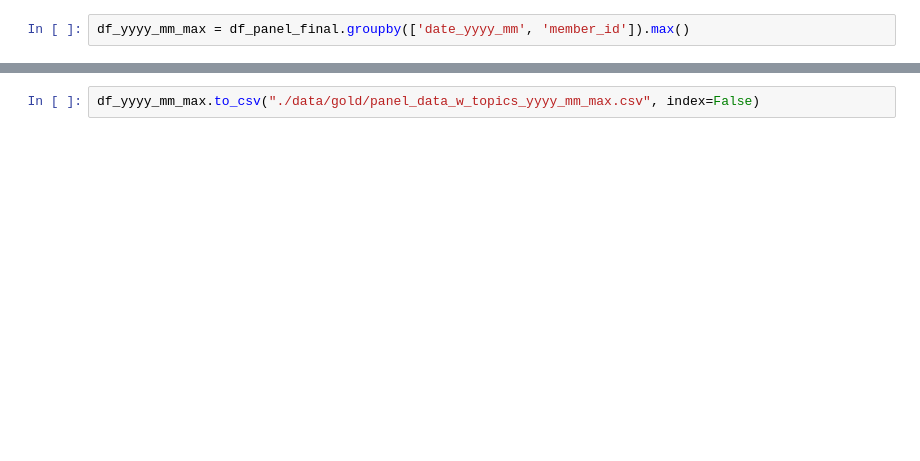
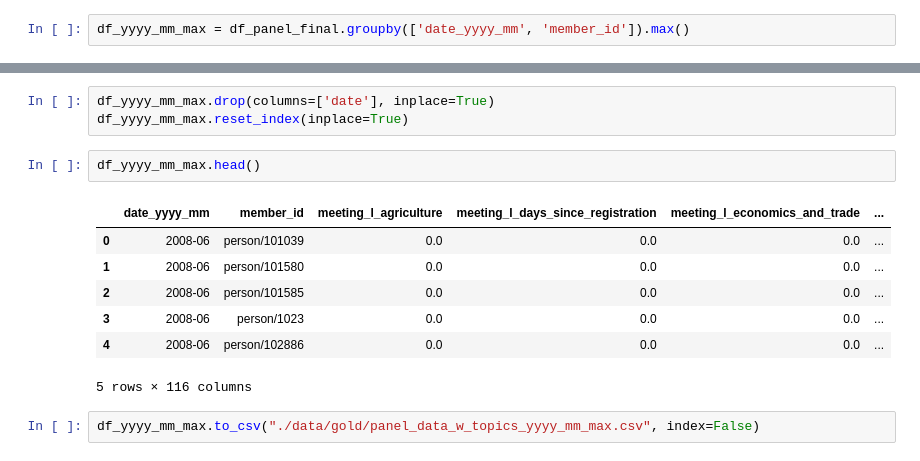
Before and after one commit to AcacioTelechi/thesis-lobbying-effects, a Jupyter notebook: 2.7_panel_data_w_topics.ipynb, the cells around one changed output, grey strips where cells are left out. Saved outputs shown, nothing was run; the diff lists cells and outputs as text; blank space fills up the shorter version.

```diff
--- a/2.7_panel_data_w_topics.ipynb
+++ b/2.7_panel_data_w_topics.ipynb
@@ -582,2 +593,15 @@ df_yyyy_mm_max = df_panel_final.groupby(['date_yyyy_mm', 'member_id']).max()
+# %%
+df_yyyy_mm_max.drop(columns=['date'], inplace=True)
+df_yyyy_mm_max.reset_index(inplace=True)
+# %%
+df_yyyy_mm_max.head()
+# %% [output]
+|  | date_yyyy_mm | member_id | meeting_l_agriculture | meeting_l_days_since_registration | meeting_l_economics_and_trade | ... |
+| 0 | 2008-06 | person/101039 | 0.0 | 0.0 | 0.0 | ... |
+| 1 | 2008-06 | person/101580 | 0.0 | 0.0 | 0.0 | ... |
+| 2 | 2008-06 | person/101585 | 0.0 | 0.0 | 0.0 | ... |
+| 3 | 2008-06 | person/1023 | 0.0 | 0.0 | 0.0 | ... |
+| 4 | 2008-06 | person/102886 | 0.0 | 0.0 | 0.0 | ... |
+5 rows × 116 columns
 # %%
 df_yyyy_mm_max.to_csv("./data/gold/panel_data_w_topics_yyyy_mm_max.csv", index=False)
```
Also changed, not shown: parts of 2 cells of this notebook, 2 other files.
